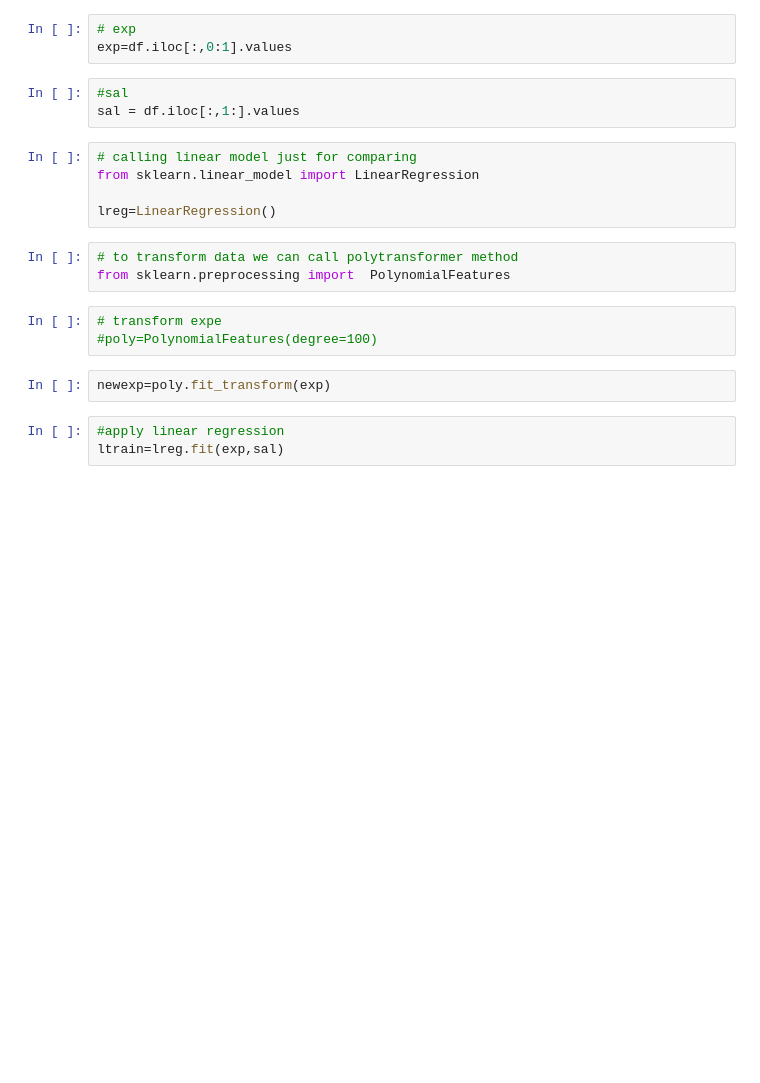
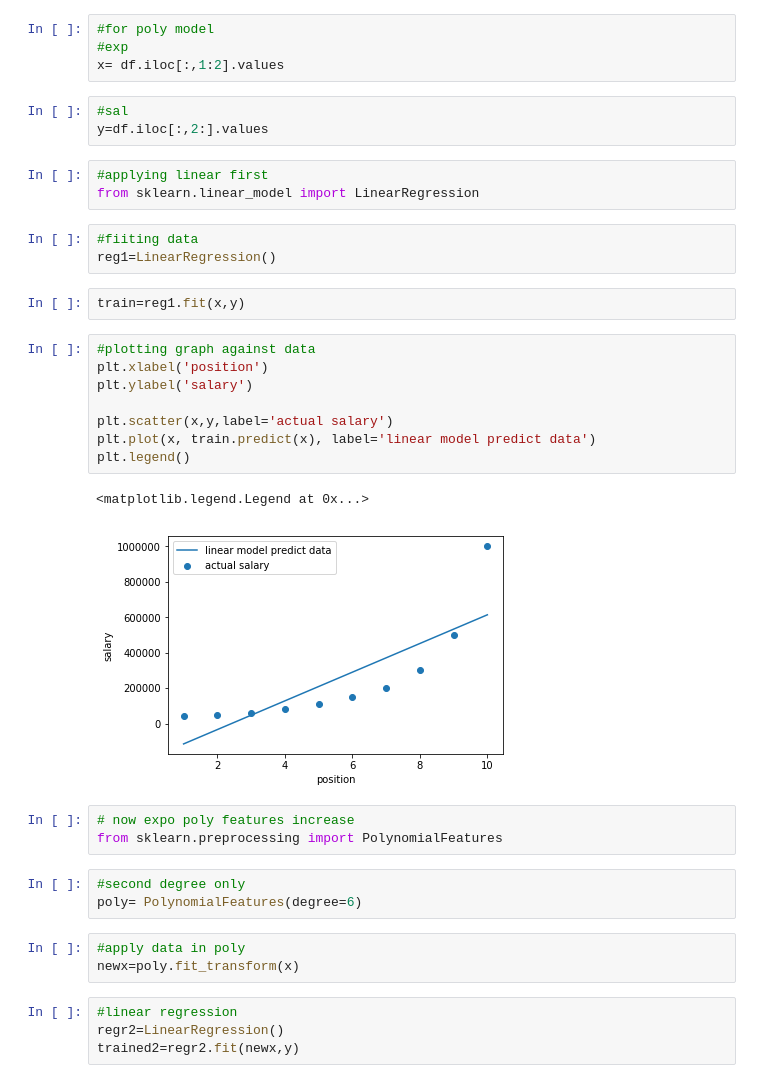
Before and after one commit to Akshat111999/MLsummer19, a Jupyter notebook: polyReg.ipynb, the cells around one changed output. Drawn from its saved outputs; the diff is of its cells as text; blank space fills up the shorter version.

```diff
--- a/polyReg.ipynb
+++ b/polyReg.ipynb
@@ -9,23 +28,40 @@ df = pd.read_csv('salary.csv')
 # %%
-# exp
-exp=df.iloc[:,0:1].values
+#for poly model
+#exp
+x= df.iloc[:,1:2].values
 # %%
 #sal
-sal = df.iloc[:,1:].values
+y=df.iloc[:,2:].values
 # %%
-# calling linear model just for comparing
+#applying linear first
 from sklearn.linear_model import LinearRegression
-
-lreg=LinearRegression()
+# %%
+#fiiting data
+reg1=LinearRegression()
+# %%
+train=reg1.fit(x,y)
+# %%
+#plotting graph against data
+plt.xlabel('position')
+plt.ylabel('salary')
+
+plt.scatter(x,y,label='actual salary')
+plt.plot(x, train.predict(x), label='linear model predict data')
+plt.legend()
+# %% [output]
+<matplotlib.legend.Legend at 0x...>
+[figure, added]
 # %%
-# to transform data we can call polytransformer method
-from sklearn.preprocessing import  PolynomialFeatures
+# now expo poly features increase
+from sklearn.preprocessing import PolynomialFeatures
 # %%
-# transform expe
-#poly=PolynomialFeatures(degree=100)
+#second degree only
+poly= PolynomialFeatures(degree=6)
-# %%
-newexp=poly.fit_transform(exp)
-# %%
-#apply linear regression
-ltrain=lreg.fit(exp,sal)
+# %%
+#apply data in poly
+newx=poly.fit_transform(x)
+# %%
+#linear regression
+regr2=LinearRegression()
+trained2=regr2.fit(newx,y)
 # %%
```
Also changed, not shown: parts of 10 cells of this notebook.
